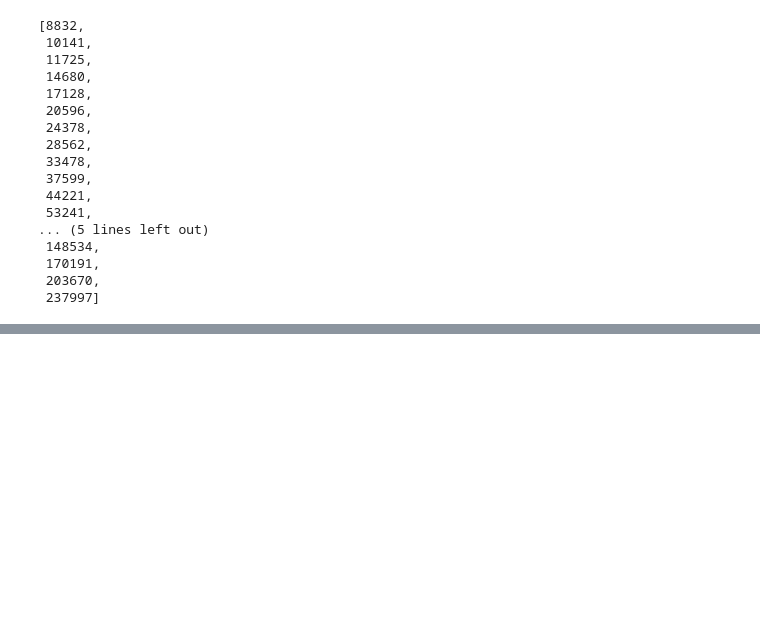
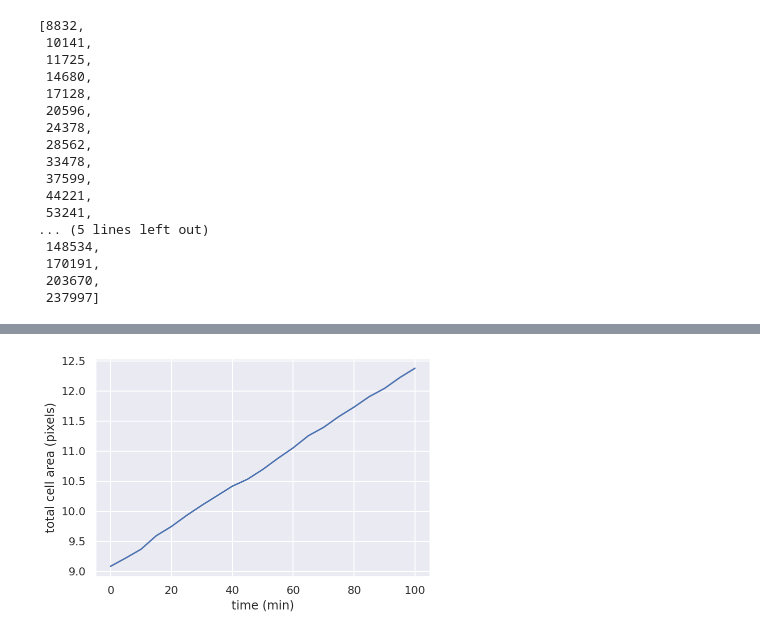
Before and after one commit to jqwhite/PhysBioCell, a Jupyter notebook: 1_2_bacterial_growth.ipynb, the cells around one changed output, grey strips where cells are left out. Saved outputs shown, nothing was run; the diff lists cells and outputs as text; code cells hidden in the pictures; blank space fills up the shorter version.

```diff
--- a/1_2_bacterial_growth.ipynb
+++ b/1_2_bacterial_growth.ipynb
@@ -181,0 +191,10 @@ growth
+# %%
+growth_ln = [np.log(g) for g in growth]
+x = np.arange(len(files))*dt
+y = growth_ln
+plt.plot(x,  y)
+# plt.yscale('log')
+plt.xlabel("time (min)")
+plt.ylabel("total cell area (pixels)");
+# %% [output]
+[figure, added]
```
Also changed, not shown: parts of 9 cells of this notebook.
